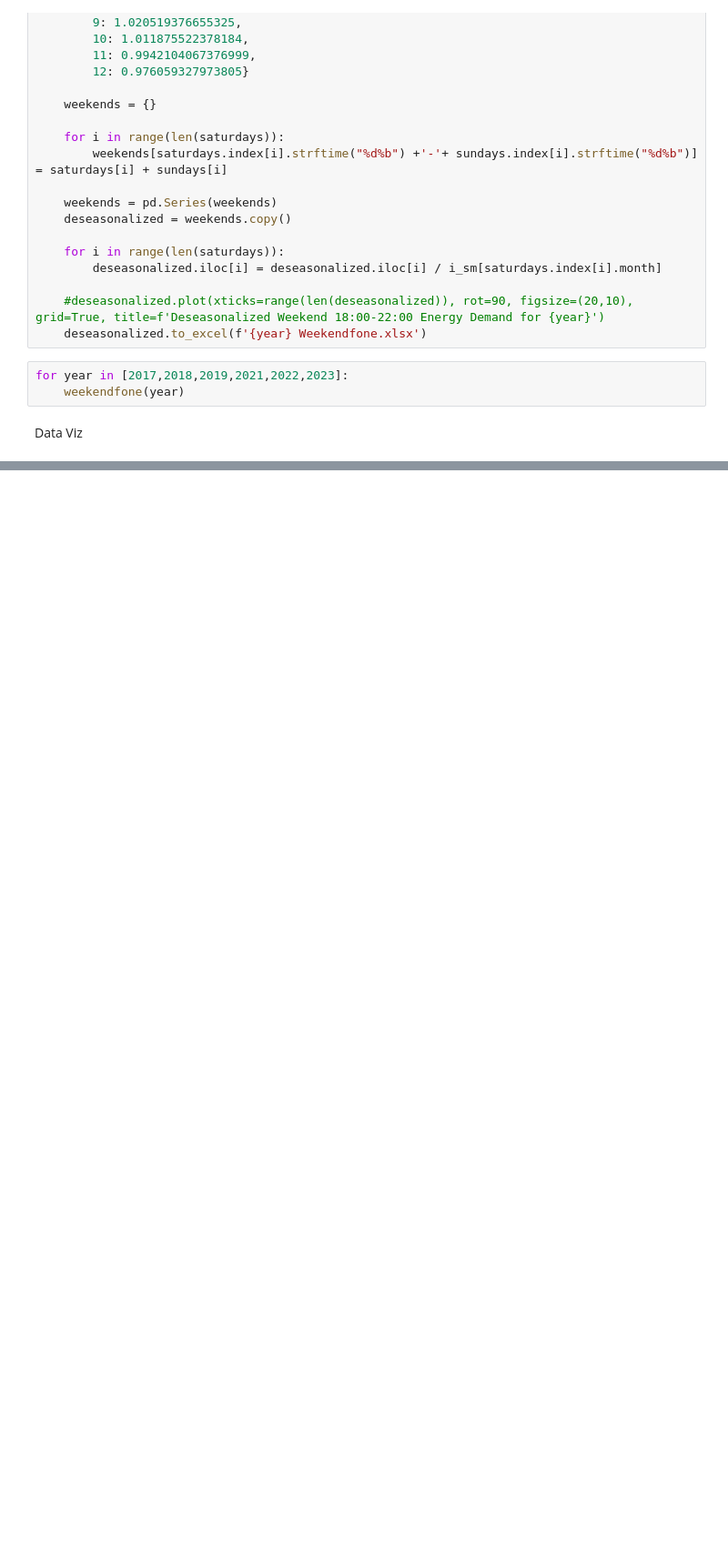
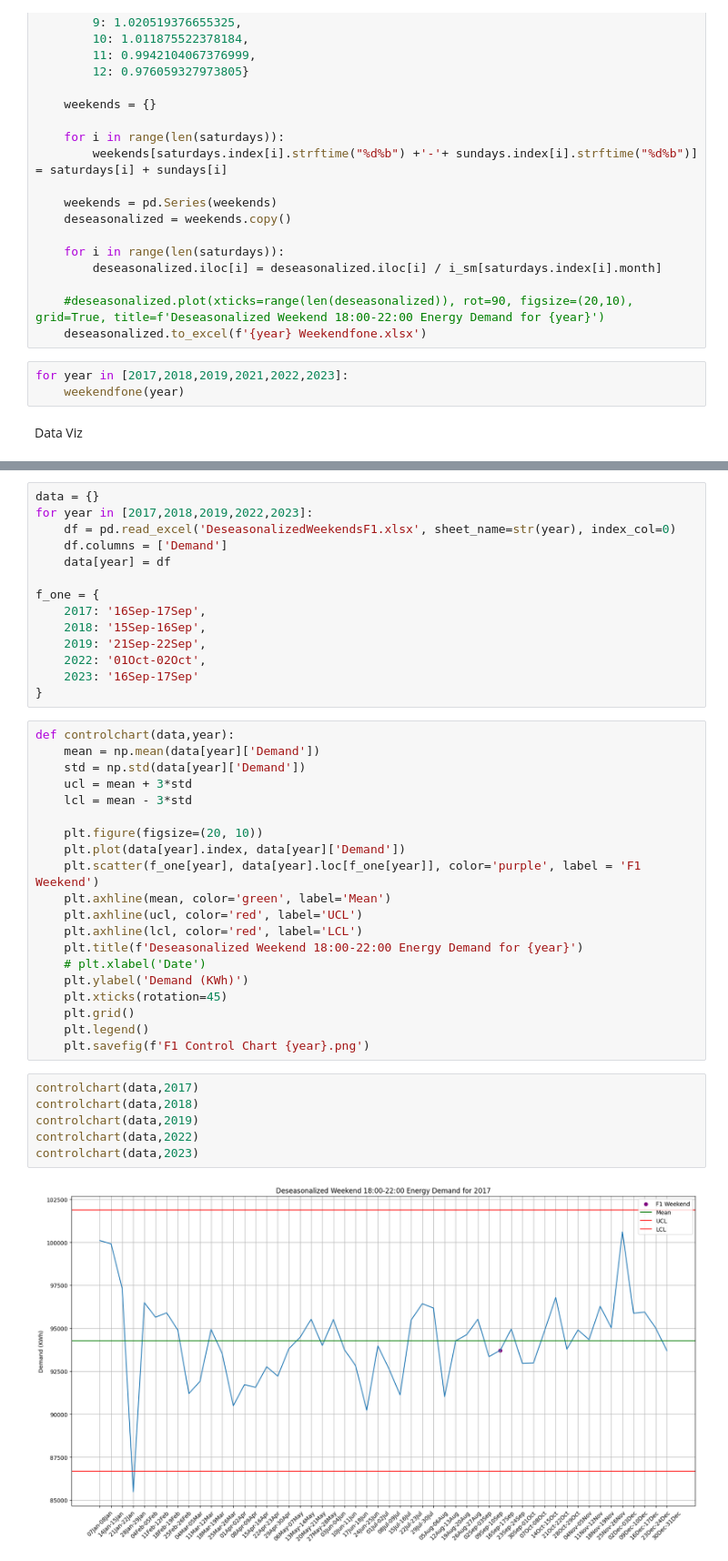
Before and after one commit to ayush4ise/earth-hour, a Jupyter notebook: f1-data.ipynb, the cells around one changed output, grey strips where cells are left out. Shown at 91% size. Drawn from its saved outputs; the diff is of its cells as text; blank space fills up the shorter version.

Commit message:
f1 control charts

```diff
--- a/f1-data.ipynb
+++ b/f1-data.ipynb
@@ -158,0 +156,42 @@ for year in [2017,2018,2019,2022,2023]:
+# %%
+data = {}
+for year in [2017,2018,2019,2022,2023]:
+    df = pd.read_excel('DeseasonalizedWeekendsF1.xlsx', sheet_name=str(year), index_col=0)
+    df.columns = ['Demand']
+    data[year] = df
+
+f_one = {
+    2017: '16Sep-17Sep',
+    2018: '15Sep-16Sep',
+    2019: '21Sep-22Sep',
+    2022: '01Oct-02Oct',
+    2023: '16Sep-17Sep'
+}
+# %%
+def controlchart(data,year):
+    mean = np.mean(data[year]['Demand'])
+    std = np.std(data[year]['Demand'])
+    ucl = mean + 3*std
+    lcl = mean - 3*std
+
+    plt.figure(figsize=(20, 10))
+    plt.plot(data[year].index, data[year]['Demand'])
+    plt.scatter(f_one[year], data[year].loc[f_one[year]], color='purple', label = 'F1 Weekend')
+    plt.axhline(mean, color='green', label='Mean')
+    plt.axhline(ucl, color='red', label='UCL')
+    plt.axhline(lcl, color='red', label='LCL')
+    plt.title(f'Deseasonalized Weekend 18:00-22:00 Energy Demand for {year}')
+    # plt.xlabel('Date')
+    plt.ylabel('Demand (KWh)')
+    plt.xticks(rotation=45)
+    plt.grid()
+    plt.legend()
+    plt.savefig(f'F1 Control Chart {year}.png')
+# %%
+controlchart(data,2017)
+controlchart(data,2018)
+controlchart(data,2019)
+controlchart(data,2022)
+controlchart(data,2023)
+# %% [output]
+[figure, added]
```
Also changed, not shown: parts of 5 cells of this notebook.
